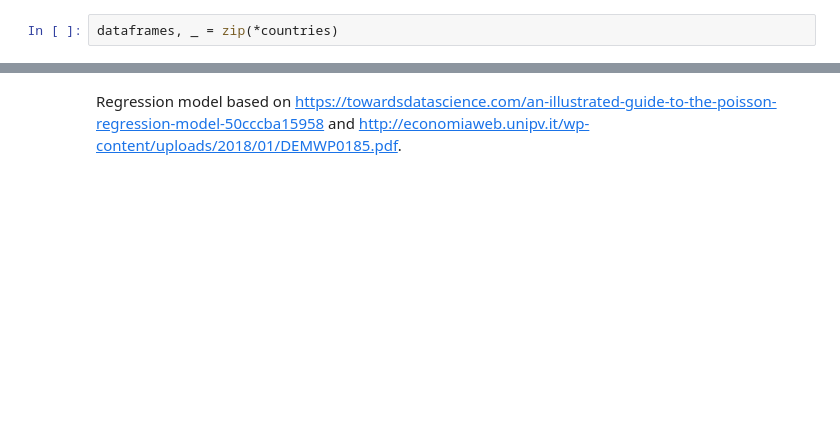
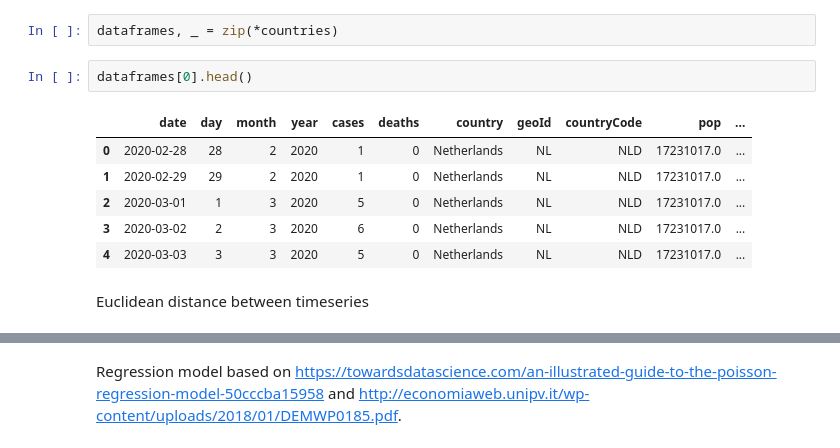
Before and after one commit to mihaighidoveanu/covid19, a Jupyter notebook: basemodelTest.ipynb, the cells around one changed output, grey strips where cells are left out. Cells and saved outputs as stored; diff of their text form; blank space fills up the shorter version.

```diff
--- a/basemodelTest.ipynb
+++ b/basemodelTest.ipynb
@@ -66,2 +91,13 @@ for country in countries:
 # %%
 dataframes, _ = zip(*countries)
+# %%
+dataframes[0].head()
+# %% [output]
+|  | date | day | month | year | cases | deaths | country | geoId | countryCode | pop | ... |
+| 0 | 2020-02-28 | 28 | 2 | 2020 | 1 | 0 | Netherlands | NL | NLD | 17231017.0 | ... |
+| 1 | 2020-02-29 | 29 | 2 | 2020 | 1 | 0 | Netherlands | NL | NLD | 17231017.0 | ... |
+| 2 | 2020-03-01 | 1 | 3 | 2020 | 5 | 0 | Netherlands | NL | NLD | 17231017.0 | ... |
+| 3 | 2020-03-02 | 2 | 3 | 2020 | 6 | 0 | Netherlands | NL | NLD | 17231017.0 | ... |
+| 4 | 2020-03-03 | 3 | 3 | 2020 | 5 | 0 | Netherlands | NL | NLD | 17231017.0 | ... |
+# %% [markdown]
+Euclidean distance between timeseries
```
Also changed, not shown: parts of 18 cells of this notebook.
